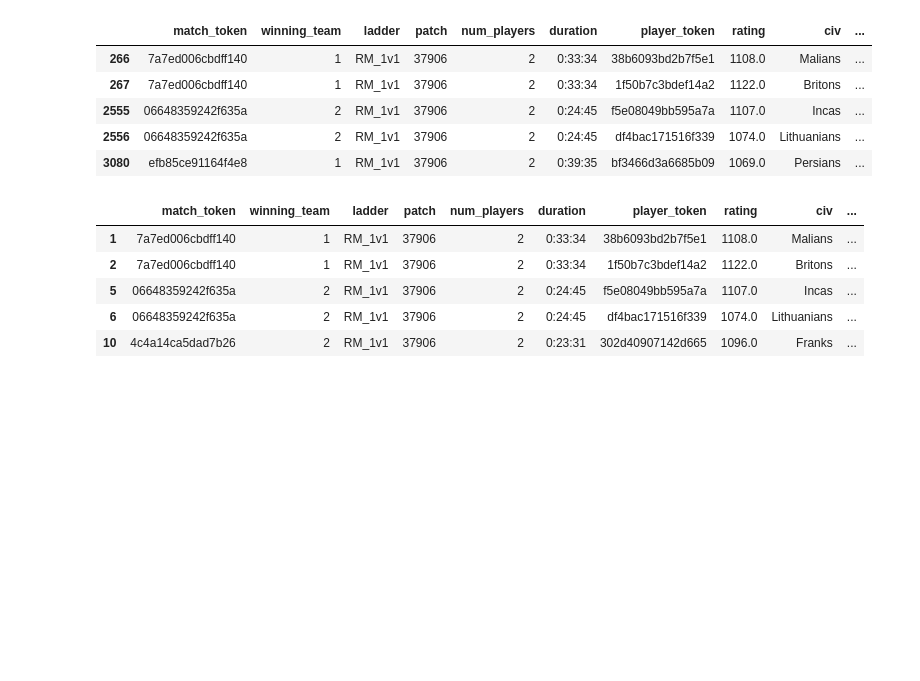
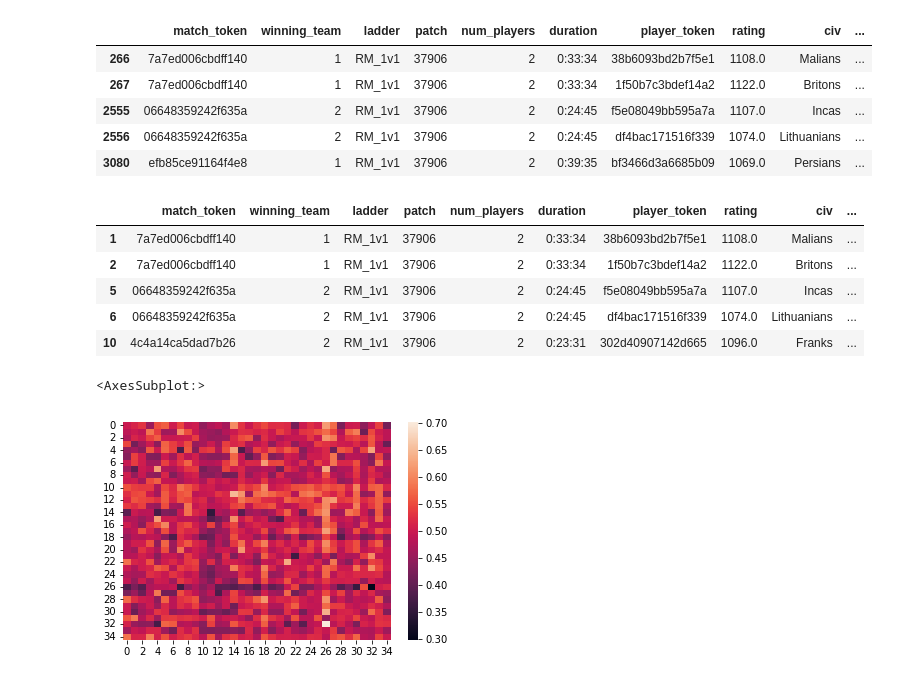
Before and after one commit to rishigoutam/aoe2, a Jupyter notebook: test_data.ipynb, the cells around one changed output. Saved outputs shown, nothing was run; the diff lists cells and outputs as text; code cells hidden in the pictures; blank space fills up the shorter version.

Commit message:
Create heatmap
- Get civ | civ_enemy | win_rate
- Create 2D array of above
- Create sns heatmap from above

```diff
--- a/test_data.ipynb
+++ b/test_data.ipynb
@@ -256,0 +254,35 @@ civ_vs_civ_wins = civ_wins_df.groupby(['civ', 'civ_enemy']).agg('mean').reset_in
+# %%
+"""
+>> First, get these columns from civ_vs_civ. Then need to convert this df into a 2D array to pass to seaborn's heatmap
+civ    |    civ_enemy   | win_rate
+Aztecs |    Aztecs      | 0.5
+Aztecs |    Berbers     | 0.513..
+  .    |      .         |   .
+
+>> into a 2D array:
+
+[[ 0.5, 0.513, ... ] # aztecs
+ [ ...             ] # berbers
+ [ ...             ] # etc
+ .
+ [ ...             ]]
+
+>>> into a heatmap of avg win rates for civ vs civ
+sns.heatmap(2D array)
+"""
+civ_wins_df = civ_vs_civ[['civ', 'civ_enemy', 'winner']] # temp df
+avg_civ_wins_df = civ_wins_df.groupby(['civ', 'civ_enemy']).agg('mean').reset_index().rename(columns = {'winner':'win_rate'})
+
+import numpy as np
+# civs: 35 unique civs; 0 -> 'Aztecs', 1 -> 'Berbers', ... etc. This is the label of the 2D array
+num_civs = len(set(civ_vs_civ.civ))
+civs = np.array(sorted(set(civ_vs_civ.civ)))
+avg_civ_win_rates_2D = np.array(avg_civ_wins_df.win_rate).reshape((num_civs,num_civs))
+# wins_matrix: a 35 x 35 2D array. will populate the mean civ win rate vs another civ
+avg_civ_win_rates_2D
+
+import seaborn as sns
+sns.heatmap(avg_civ_win_rates_2D)
+# %% [output]
+<AxesSubplot:>
+[figure, added]
```
Also changed, not shown: parts of 2 cells of this notebook.
